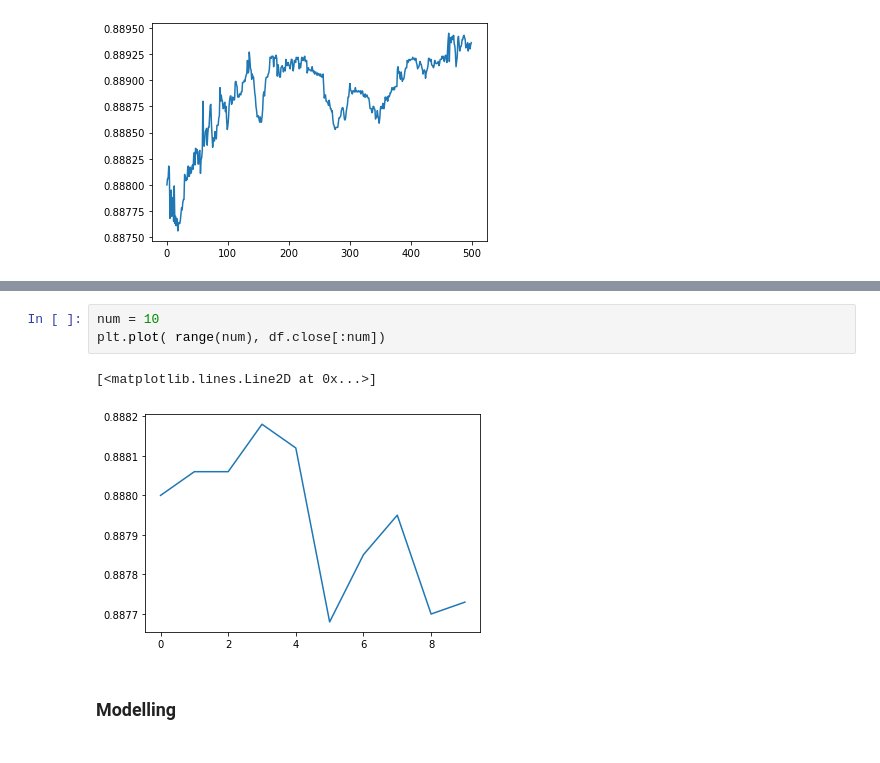
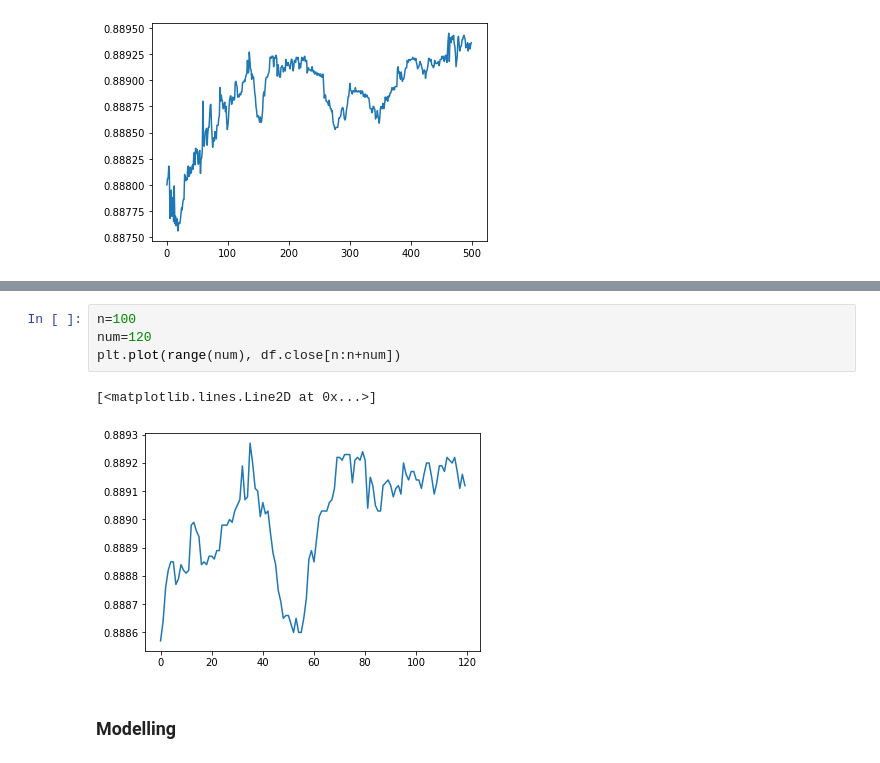
Before and after one commit to j-truong/DQN-Trading-Agent, a Jupyter notebook: data analysis.ipynb, the cells around one changed output, grey strips where cells are left out. Cells and saved outputs as stored; diff of their text form.

```diff
--- a/data analysis.ipynb
+++ b/data analysis.ipynb
@@ -81,9 +68,10 @@ Timestamp('2018-04-30 23:59:00')
 # %%
-num = 10
-plt.plot( range(num), df.close[:num])
+n=100
+num=120
+plt.plot(range(num), df.close[n:n+num])
 # %% [output]
 [<matplotlib.lines.Line2D at 0x...>]
-[figure, old version]
+[figure, new version]
 # %% [markdown]
 ### Modelling
 # %%
```
Also changed, not shown: parts of 11 cells of this notebook, 9 other files.
